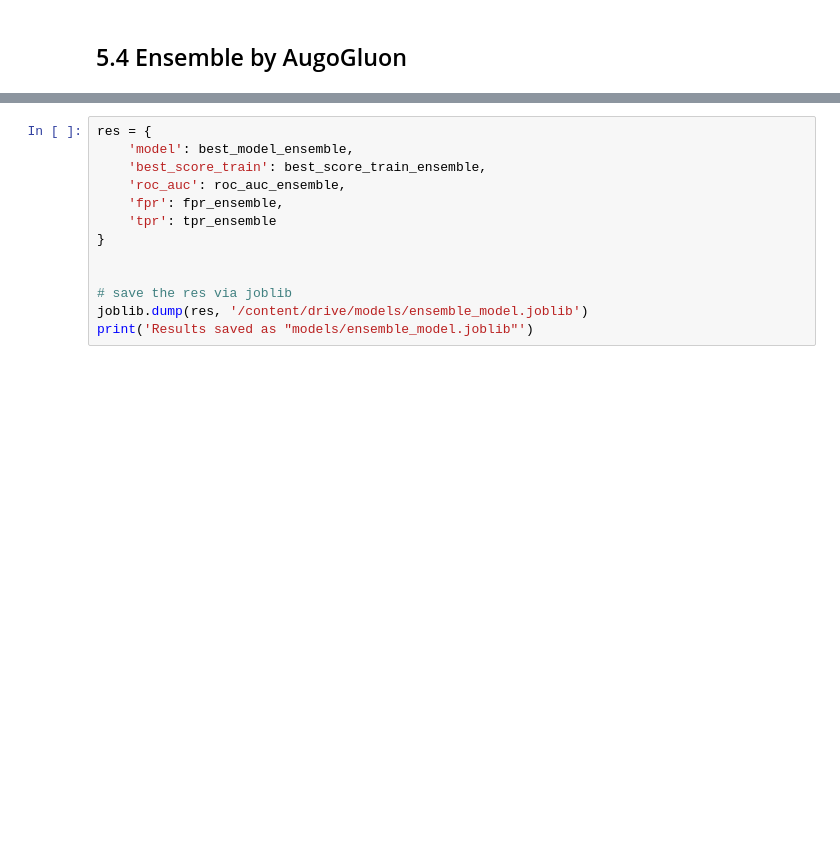
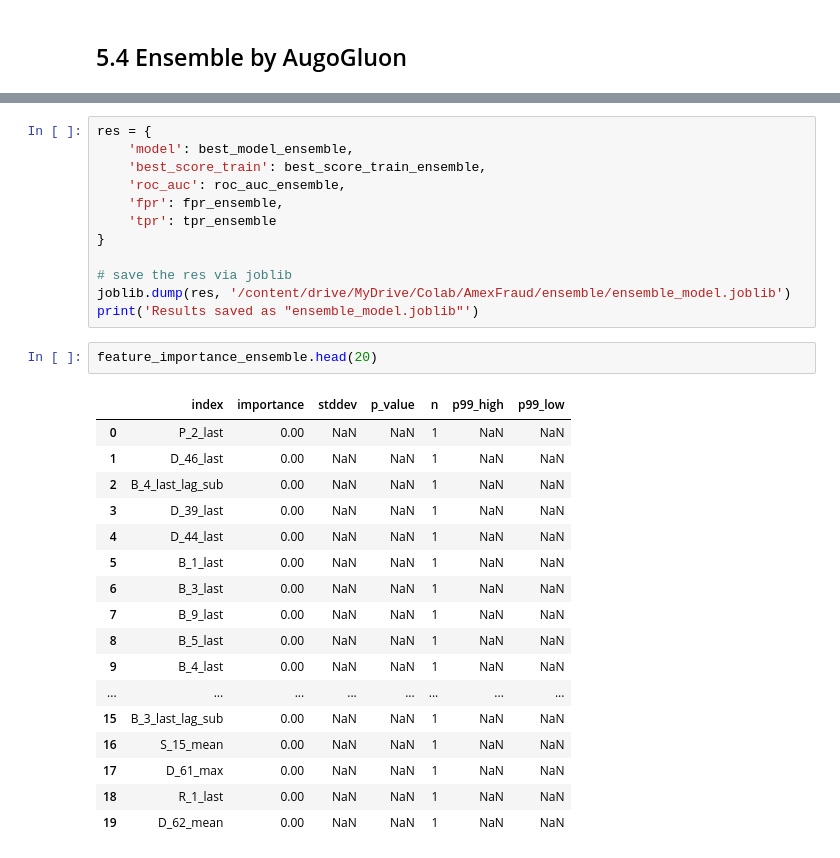
Before and after one commit to Dr-Spicy/AMEX_Default, a Jupyter notebook: Notebook only on Train.ipynb, the cells around one changed output, grey strips where cells are left out. Saved outputs shown, nothing was run; the diff lists cells and outputs as text; blank space fills up the shorter version.

```diff
--- a/Notebook only on Train.ipynb
+++ b/Notebook only on Train.ipynb
@@ -1351,9 +1438,28 @@ res = {
     'tpr': tpr_ensemble
 }
 
-
 # save the res via joblib
-joblib.dump(res, '/content/drive/models/ensemble_model.joblib')
-print('Results saved as "models/ensemble_model.joblib"')
+joblib.dump(res, '/content/drive/MyDrive/Colab/AmexFraud/ensemble/ensemble_model.joblib')
+print('Results saved as "ensemble_model.joblib"')
+# %%
+feature_importance_ensemble.head(20)
+# %% [output]
+|  | index | importance | stddev | p_value | n | p99_high | p99_low |
+| 0 | P_2_last | 0.00 | NaN | NaN | 1 | NaN | NaN |
+| 1 | D_46_last | 0.00 | NaN | NaN | 1 | NaN | NaN |
+| 2 | B_4_last_lag_sub | 0.00 | NaN | NaN | 1 | NaN | NaN |
+| 3 | D_39_last | 0.00 | NaN | NaN | 1 | NaN | NaN |
+| 4 | D_44_last | 0.00 | NaN | NaN | 1 | NaN | NaN |
+| 5 | B_1_last | 0.00 | NaN | NaN | 1 | NaN | NaN |
+| 6 | B_3_last | 0.00 | NaN | NaN | 1 | NaN | NaN |
+| 7 | B_9_last | 0.00 | NaN | NaN | 1 | NaN | NaN |
+| 8 | B_5_last | 0.00 | NaN | NaN | 1 | NaN | NaN |
+| 9 | B_4_last | 0.00 | NaN | NaN | 1 | NaN | NaN |
+| ... | ... | ... | ... | ... | ... | ... | ... |
+| 15 | B_3_last_lag_sub | 0.00 | NaN | NaN | 1 | NaN | NaN |
+| 16 | S_15_mean | 0.00 | NaN | NaN | 1 | NaN | NaN |
+| 17 | D_61_max | 0.00 | NaN | NaN | 1 | NaN | NaN |
+| 18 | R_1_last | 0.00 | NaN | NaN | 1 | NaN | NaN |
+| 19 | D_62_mean | 0.00 | NaN | NaN | 1 | NaN | NaN |
 # %%
 # get the feature importance of the ensemble model
```
Also changed, not shown: parts of 13 cells of this notebook.
